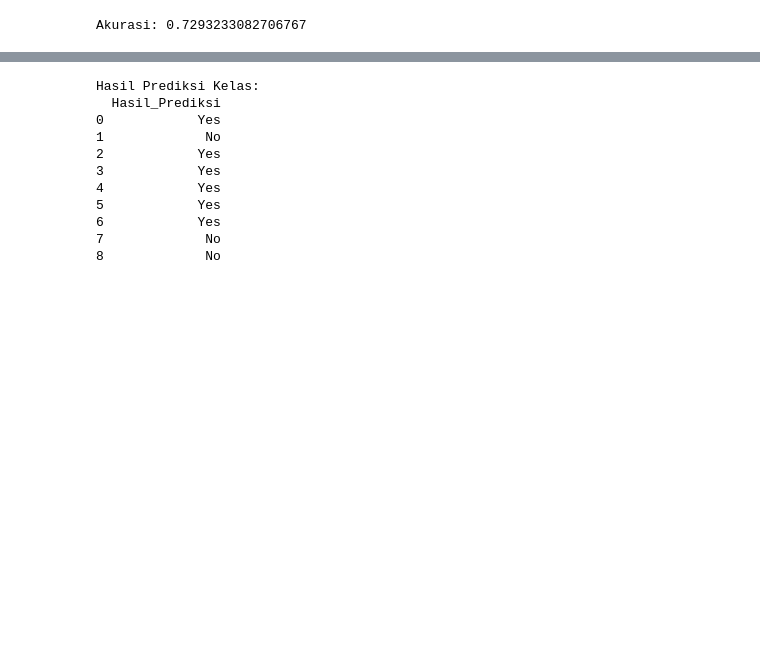
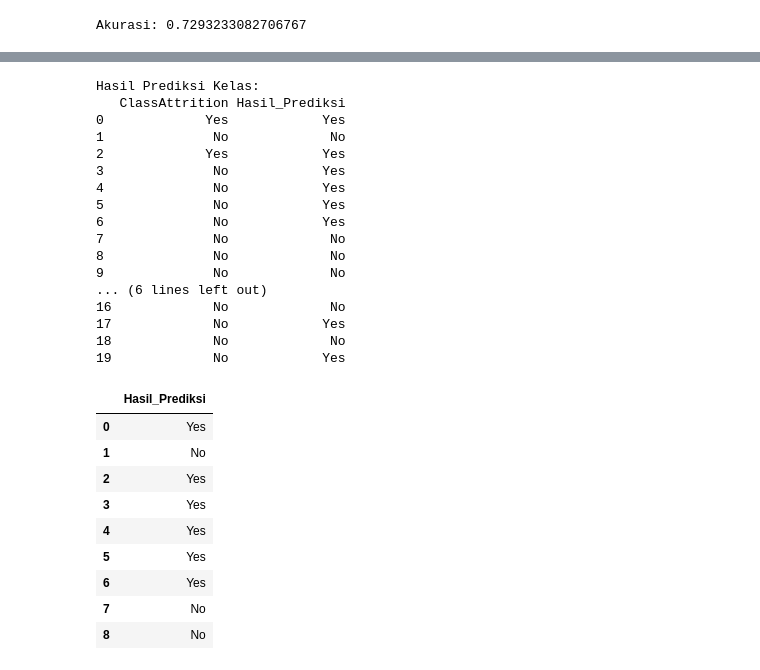
Before and after one commit to rissopanji/AI-IF8-Naive-Bayes-HR-Employee-Attrition, a Jupyter notebook: naivebayesmodel.ipynb, the cells around one changed output, grey strips where cells are left out. Saved outputs shown, nothing was run; the diff lists cells and outputs as text; code cells hidden in the pictures; blank space fills up the shorter version.

```diff
--- a/naivebayesmodel.ipynb
+++ b/naivebayesmodel.ipynb
@@ -329,18 +342,41 @@ data_uji = pd.read_csv('data_input.csv')
 data_uji['Hasil_Prediksi'] = data_uji.apply(prediksi_kelas, axis=1)
 
 # Menampilkan hasil prediksi kelas 'ClassAttrition'
-hasil_prediksi_kelas = data_uji[['Hasil_Prediksi']]
+hasil_prediksi_kelas = data_uji[['ClassAttrition', 'Hasil_Prediksi']]
 print("\nHasil Prediksi Kelas:")
 print(hasil_prediksi_kelas)
 # %% [output]
 Hasil Prediksi Kelas:
-  Hasil_Prediksi
-0            Yes
-1             No
-2            Yes
-3            Yes
-4            Yes
-5            Yes
-6            Yes
-7             No
-8             No
+   ClassAttrition Hasil_Prediksi
+0             Yes            Yes
+1              No             No
+2             Yes            Yes
+3              No            Yes
+4              No            Yes
+5              No            Yes
+6              No            Yes
+7              No             No
+8              No             No
+9              No             No
+... (6 lines left out)
+16             No             No
+17             No            Yes
+18             No             No
+19             No            Yes
+# %%
+# Membaca data dari file CSV ke dalam DataFrame
+df = pd.read_csv('hasil_prediksi_kelas.csv')
+
+# Menampilkan seluruh DataFrame
+display(df)
+# %% [output]
+|  | Hasil_Prediksi |
+| 0 | Yes |
+| 1 | No |
+| 2 | Yes |
+| 3 | Yes |
+| 4 | Yes |
+| 5 | Yes |
+| 6 | Yes |
+| 7 | No |
+| 8 | No |
```
Also changed, not shown: parts of 6 cells of this notebook, 1 other file.
